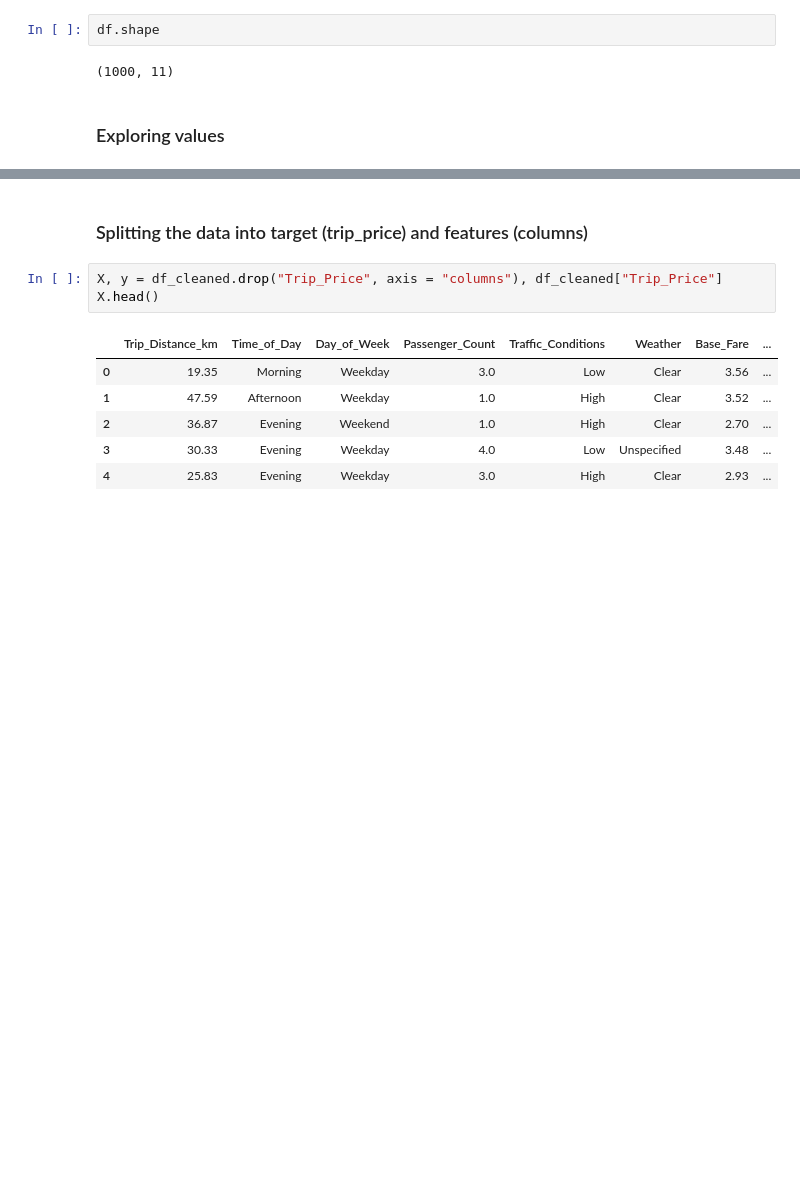
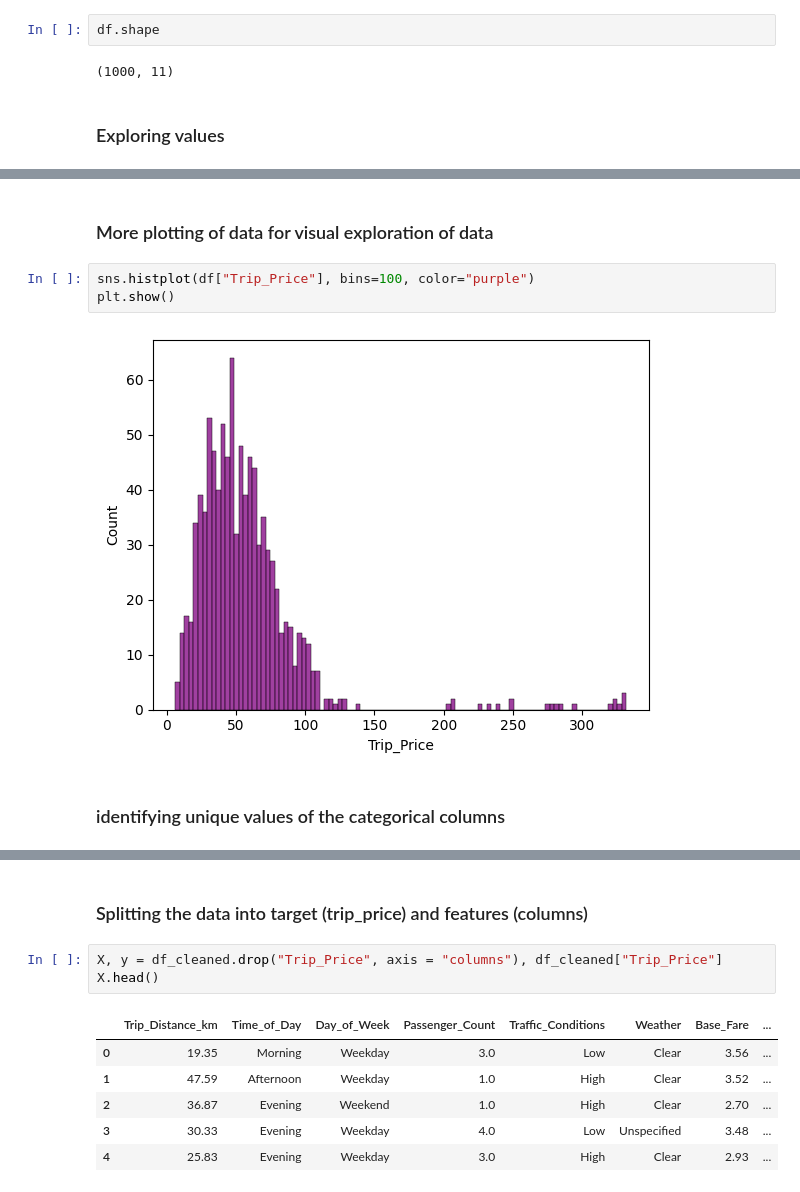
Before and after one commit to StefanLundberg77/taxi-prediction-fullstack-stefan-lundberg-opa24, a Jupyter notebook: explorations/eda.ipynb, the cells around one changed output, grey strips where cells are left out. Drawn from its saved outputs; the diff is of its cells as text; blank space fills up the shorter version.

```diff
--- a/explorations/eda.ipynb
+++ b/explorations/eda.ipynb
@@ -180,0 +107,9 @@ plt.show()
+# %% [markdown]
+### More plotting of data for visual exploration of data
+# %%
+sns.histplot(df["Trip_Price"], bins=100, color="purple")
+plt.show()
+# %% [output]
+[figure, added]
+# %% [markdown]
+### identifying unique values of the categorical columns
```
Also changed, not shown: parts of 27 cells of this notebook.
